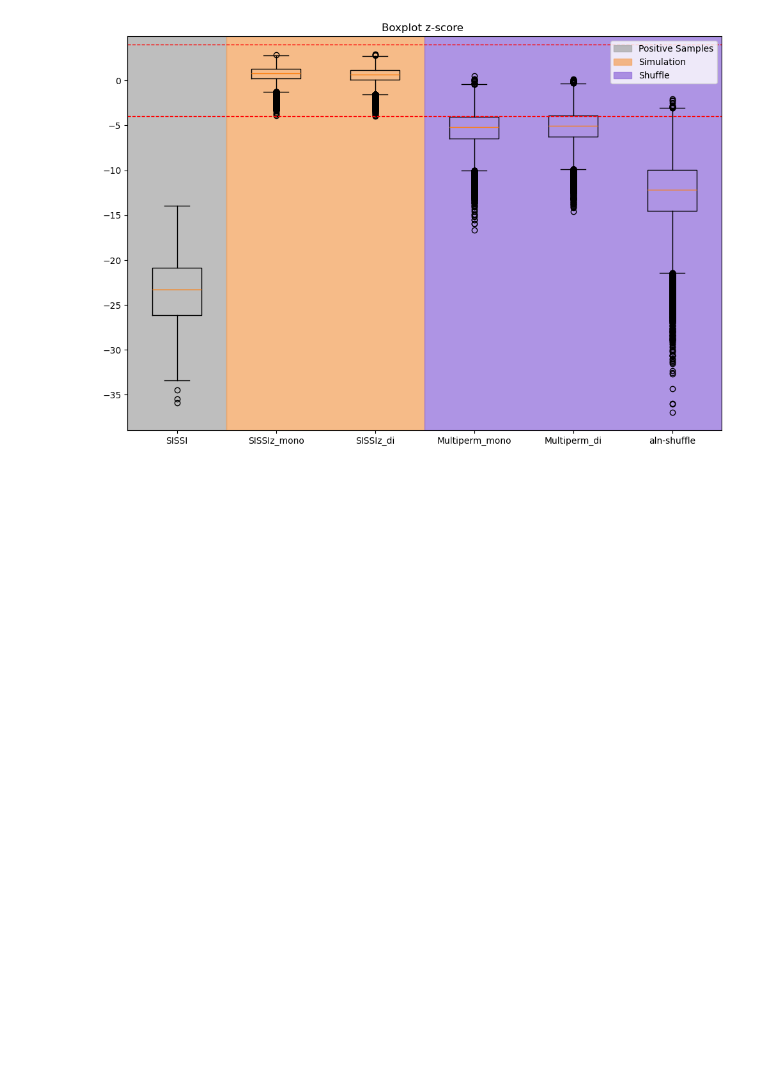
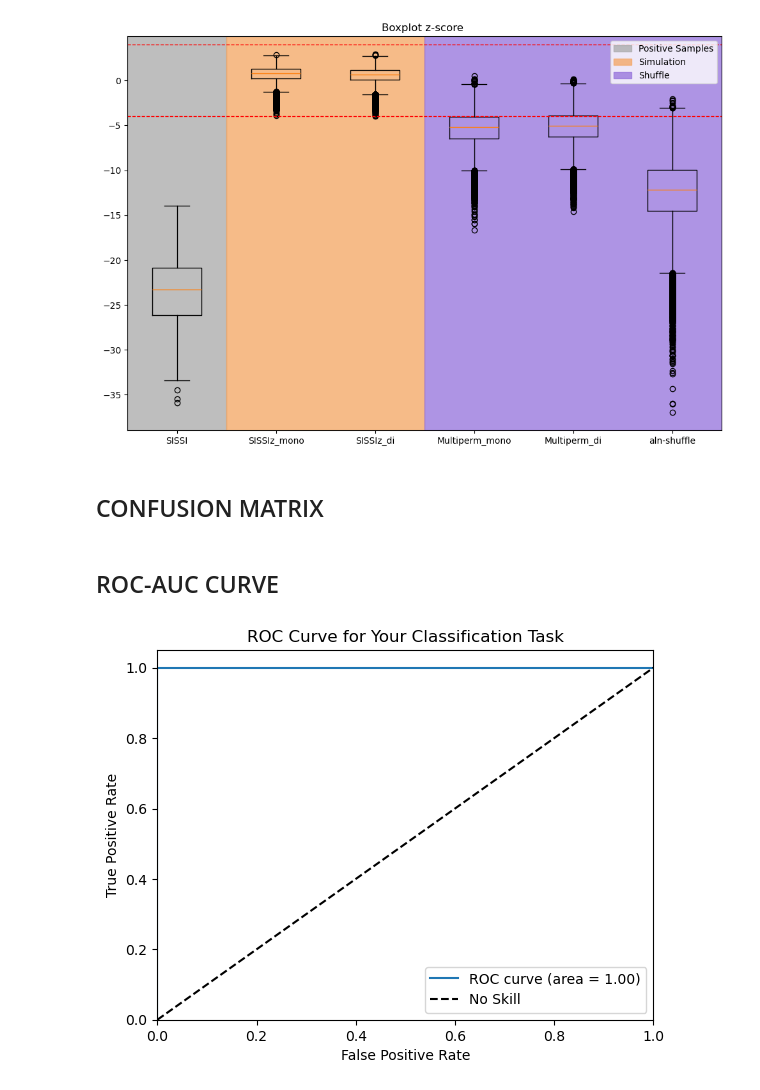
Before and after one commit to Faragas91/Masterarbeit, a Jupyter notebook: Scripts/SISSIz_analyse_with_SISSI.ipynb, the cells around one changed output. Cells and saved outputs as stored; diff of their text form; code cells hidden in the pictures; blank space fills up the shorter version.

```diff
--- a/Scripts/SISSIz_analyse.ipynb
+++ b/Scripts/SISSIz_analyse_with_SISSI.ipynb
@@ -17,3 +18,10 @@ df_aln_shuffle = pd.DataFrame(pd.read_excel("D:/Masterarbeit_Daten/Data/SISSIz_D
+# %%
+df_sissi = pd.DataFrame(pd.read_excel("C:/bla/Waste/MA/Data/SISSIz_Data_di_Excel/sissi.xlsx"))
+df_sissiz_mono = pd.DataFrame(pd.read_excel("C:/bla/Waste/MA/Data/SISSIz_Data_di_Excel/sissiz_mono.xlsx"))
+df_sissiz_di = pd.DataFrame(pd.read_excel("C:/bla/Waste/MA/Data/SISSIz_Data_di_Excel/sissiz_di.xlsx"))
+df_multiperm_mono = pd.DataFrame(pd.read_excel("C:/bla/Waste/MA/Data/SISSIz_Data_di_Excel/multiperm_mono.xlsx"))
+df_multiperm_di = pd.DataFrame(pd.read_excel("C:/bla/Waste/MA/Data/SISSIz_Data_di_Excel/multiperm_di.xlsx"))
+df_aln_shuffle = pd.DataFrame(pd.read_excel("C:/bla/Waste/MA/Data/SISSIz_Data_di_Excel/alifoldz.xlsx"))
 # %%
 df_sissi.head(10)
 # %% [output]
@@ -392,3 +400,44 @@ plt.legend()
 plt.show()
 # %% [output]
 [figure]
+# %% [markdown]
+## CONFUSION MATRIX
+# %% [markdown]
+## ROC-AUC CURVE
+# %%
+X_sissiz_mono = df_sissiz_mono[['Mean Pairwise Identity (MPI) of the input alignment',
+        'Average MPI of the sampled alignments.',
+        'Standard deviation of the MPIs of the sampled alignments',
+        'Structural Conservation Index (SCI)',
+        'GC-Content',
+        'RNAalifold consensus Minimum Free Energy (MFE) of the original alignment.',
+        'Average consensus MFE in the sampled alignments',
+        'Standard deviation of the consensus MFE in the sampled alignments',
+        ]]
+
+threshold = 0
+y_sissiz_mono = (df_sissiz_mono['z-score calculated from 7. 8. and 9.'] > threshold).astype(int)
+
+X_train, X_test, y_train, y_test = train_test_split(X_sissiz_mono, y_sissiz_mono, test_size=0.25, random_state=42)
+
+model = LogisticRegression()
+model.fit(X_train, y_train.values.ravel())
+y_pred_proba = model.predict_proba(X_test)[:, 1]
+
+# Calculate ROC curve
+fpr, tpr, thresholds = roc_curve(y_test, y_pred_proba)
+roc_auc = auc(fpr, tpr)
+
+# Plot the ROC curve
+plt.figure()
+plt.plot(fpr, tpr, label='ROC curve (area = %0.2f)' % roc_auc)
+plt.plot([0, 1], [0, 1], 'k--', label='No Skill')
+plt.xlim([0.0, 1.0])
+plt.ylim([0.0, 1.05])
+plt.xlabel('False Positive Rate')
+plt.ylabel('True Positive Rate')
+plt.title('ROC Curve for Your Classification Task')  # Titel anpassen
+plt.legend()
+plt.show()
+# %% [output]
+[figure, added]
```
Also changed, not shown: parts of 2 cells of this notebook.
